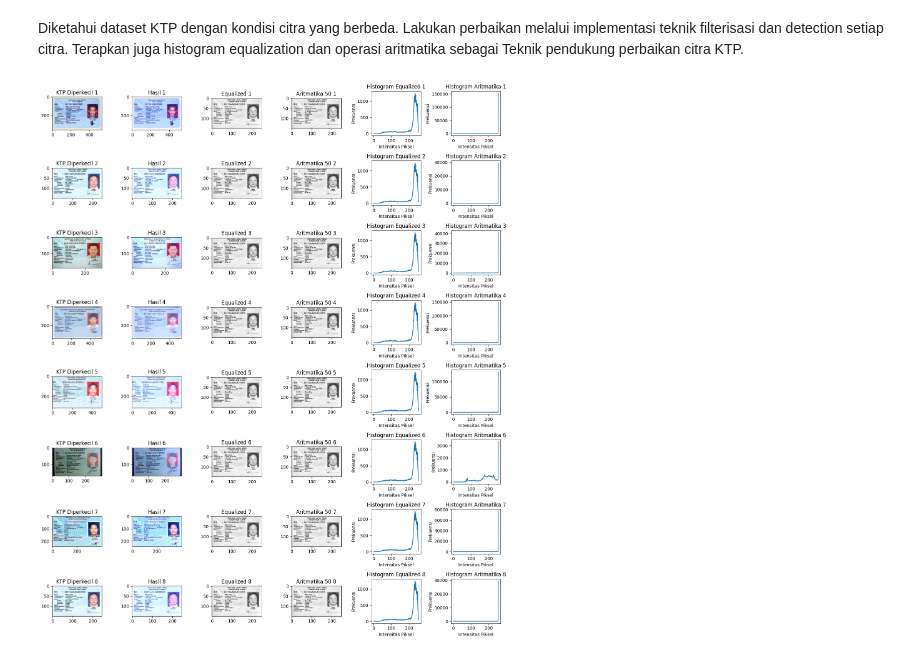
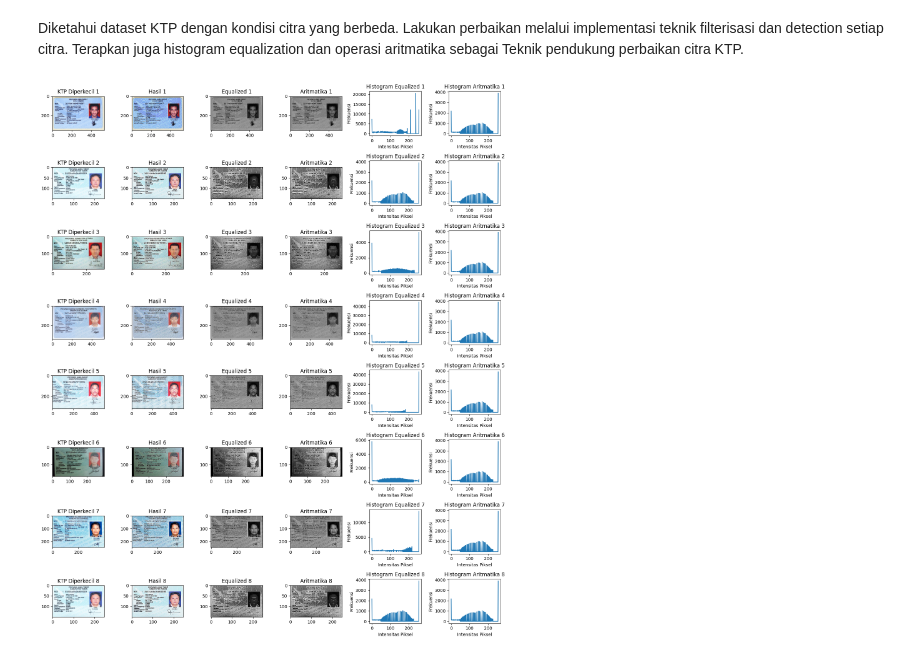
Before and after one commit to Trisinus123/PCVK_Ganjil_2023, a Jupyter notebook: Week7.ipynb, the cells around one changed output. Drawn from its saved outputs; the diff is of its cells as text; code cells hidden in the pictures.

```diff
--- a/Week7.ipynb
+++ b/Week7.ipynb
@@ -139,6 +139,7 @@ Diketahui dataset KTP dengan kondisi citra yang berbeda. Lakukan perbaikan melal
 implementasi teknik filterisasi dan detection setiap citra. Terapkan juga histogram equalization dan
 operasi aritmatika sebagai Teknik pendukung perbaikan citra KTP.
 # %%
+
 import cv2
 import numpy as np
 import os
@@ -159,8 +160,9 @@ def Brightness(image, value):
     hsv = cv2.merge((h, s, v))
     return cv2.cvtColor(hsv, cv2.COLOR_HSV2BGR)
 
-# Konstanta untuk operasi aritmatika
-constant = 50  # Ubah nilai konstanta sesuai dengan kebutuhan Anda.
+# Kernel untuk mengasah gambar
+kernel_sharpen = np.array([[0, -1, 0], [-1, 5, -1], [0, -1, 0]])
+
 
 # Buat grid untuk menampilkan gambar
 num_rows = len(ktp_files)
@@ -175,48 +177,58 @@ for i, ktp_file in enumerate(ktp_files):
     # Ubah ukuran gambar KTP
     ktp_image_resized = cv2.resize(ktp_image, (0, 0), fx=0.5, fy=0.5)
 
-    # Terapkan penyesuaian Brightness dengan nilai +20
-    brightness_adjusted = Brightness(ktp_image_resized, 20)
+    # Terapkan penyesuaian Brightness
+    brightness_adjusted = Brightness(ktp_image_resized, -10)
 
-    # Terapkan operasi aritmatika dengan menambahkan konstanta ke setiap saluran warna
-    arithmatic_result = cv2.add(brightness_adjusted, constant)
+    # Terapkan Sharpen
+    result = cv2.filter2D(brightness_adjusted, -1, kernel_sharpen)
 
-    # Hitung histogram dari gambar hasil operasi aritmatika
-    hist_arithmatic = cv2.calcHist([arithmatic_result], [0], None, [256], [0, 256])
+    # Lakukan histogram equalization
+    result_gray = cv2.cvtColor(result, cv2.COLOR_BGR2GRAY)
+    result_equalized = cv2.equalizeHist(result_gray)
+    result_equalized_color = cv2.cvtColor(result_equalized, cv2.COLOR_GRAY2BGR)
+
+    # Lakukan histogram equalization pada hasil operasi aritmatika
+    result_arithmatic_gray = cv2.cvtColor(result, cv2.COLOR_BGR2GRAY)
+    result_arithmatic = cv2.equalizeHist(result_arithmatic_gray)
+    result_arithmatic_color = cv2.cvtColor(result_arithmatic, cv2.COLOR_GRAY2BGR)
 
     # Tampilkan gambar asli dengan label
     axs[i, 0].imshow(cv2.cvtColor(ktp_image_resized, cv2.COLOR_BGR2RGB))
     axs[i, 0].set_title(f'KTP Diperkecil {i+1}')
 
     # Tampilkan gambar yang telah diolah dengan label
-    axs[i, 1].imshow(cv2.cvtColor(arithmatic_result, cv2.COLOR_BGR2RGB))
+    axs[i, 1].imshow(cv2.cvtColor(result, cv2.COLOR_BGR2RGB,))
     axs[i, 1].set_title(f'Hasil {i+1}')
 
     # Tampilkan gambar hasil equalisasi dengan label
     axs[i, 2].imshow(cv2.cvtColor(result_equalized_color, cv2.COLOR_BGR2RGB))
     axs[i, 2].set_title(f'Equalized {i+1}')
 
-    # Tampilkan gambar hasil operasi aritmatika dengan label
+    # Tampilkan gambar hasil operasi aritmatika setelah histogram equalization
     axs[i, 3].imshow(cv2.cvtColor(result_arithmatic_color, cv2.COLOR_BGR2RGB))
-    axs[i, 3].set_title(f'Aritmatika {constant} {i+1}')
+    axs[i, 3].set_title(f'Aritmatika {i+1}')
 
     # Hitung histogram gambar hasil equalisasi
     hist_equalized = cv2.calcHist([result_equalized], [0], None, [256], [0, 256])
+
+    # Hitung histogram gambar aritmatika
+    hist_arithmatic_equalized = cv2.calcHist([result_arithmatic], [0], None, [256], [0, 256])
 
     # Tampilkan histogram pada kolom ke-4 dengan label
     axs[i, 4].plot(hist_equalized)
     axs[i, 4].set_title(f'Histogram Equalized {i+1}')
     axs[i, 4].set_xlabel('Intensitas Piksel')
     axs[i, 4].set_ylabel('Frekuensi')
 
-    # Tampilkan histogram dari operasi aritmatika pada kolom ke-5
-    axs[i, 5].plot(hist_arithmatic)
+    # Tampilkan histogram dari operasi aritmatika setelah histogram equalization pada kolom ke-5
+    axs[i, 5].plot(hist_arithmatic_equalized)
     axs[i, 5].set_title(f'Histogram Aritmatika {i+1}')
     axs[i, 5].set_xlabel('Intensitas Piksel')
     axs[i, 5].set_ylabel('Frekuensi')
 
 # Tampilkan hasil keseluruhan
 plt.tight_layout()
 plt.show()
 # %% [output]
-[figure, old version]
+[figure, new version]
```
